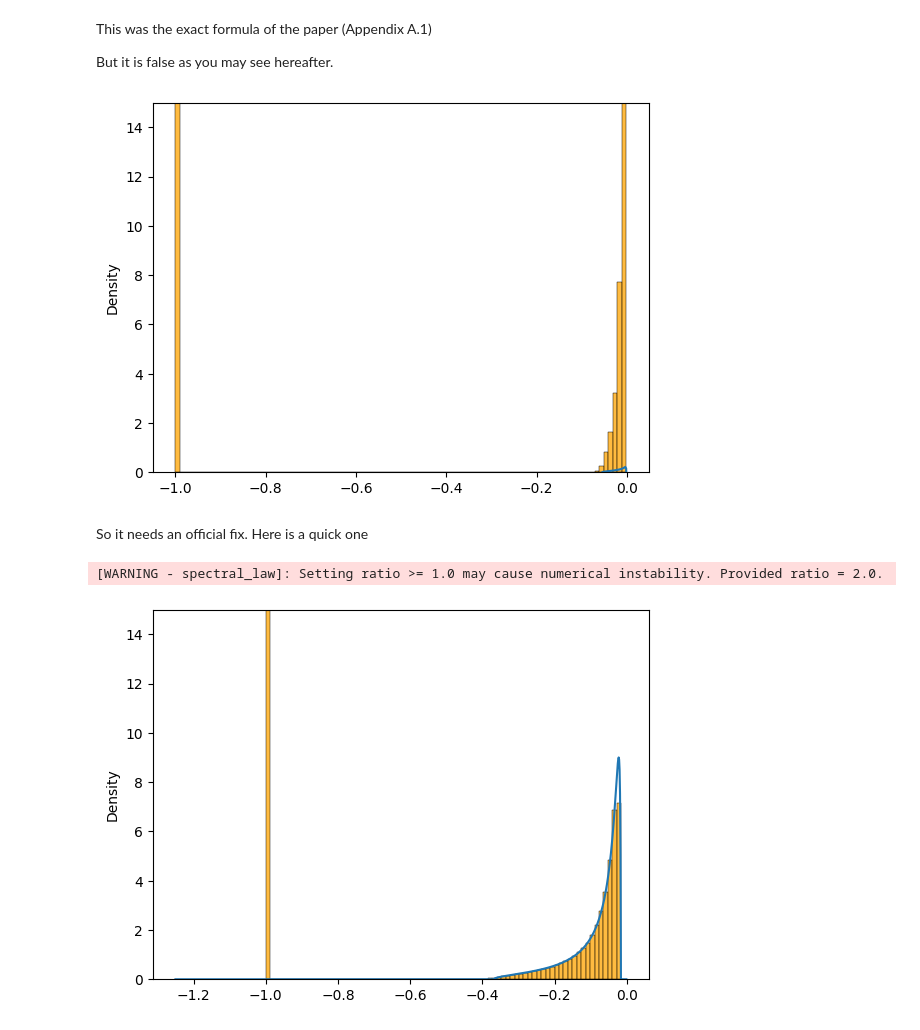
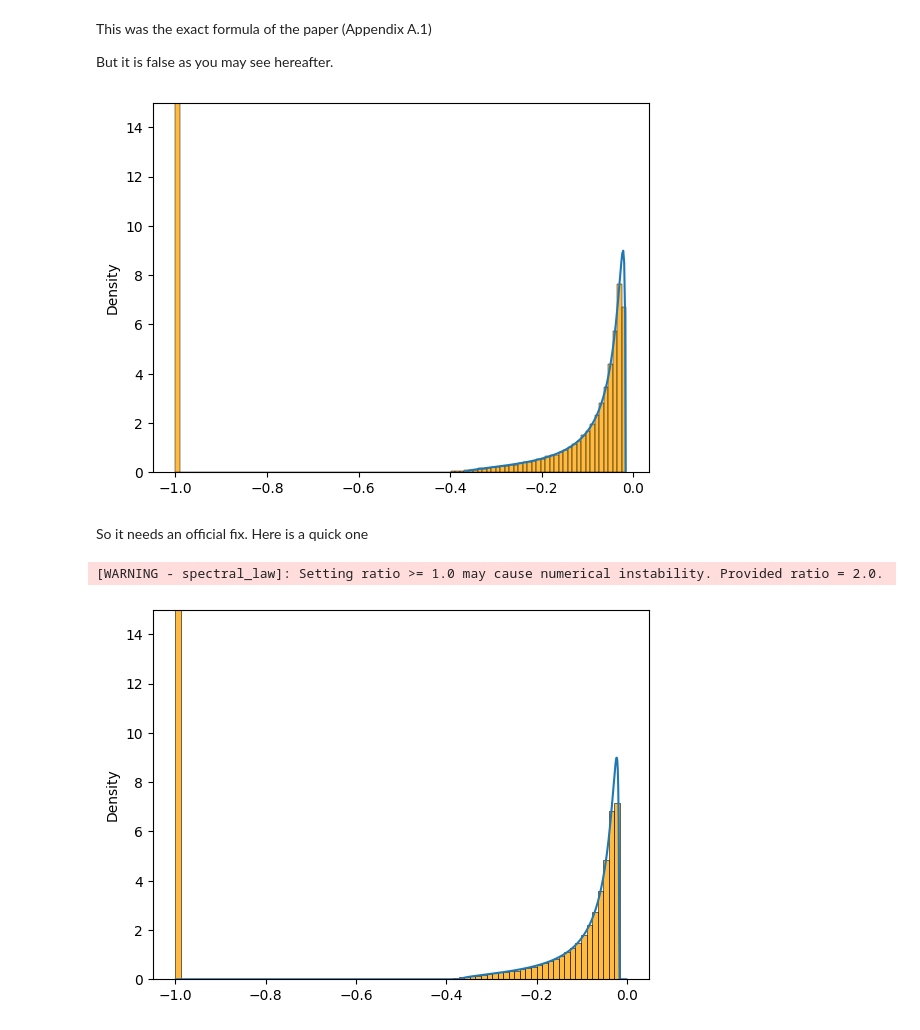
Before and after one commit to adam-elbernoussi/geometry-diffusion-model, a Jupyter notebook: first.ipynb, the cells around one changed output. Cells and saved outputs as stored; diff of their text form; code cells hidden in the pictures.

```diff
--- a/first.ipynb
+++ b/first.ipynb
@@ -155,7 +155,7 @@ sigma = 1
 dim_latent = 50
 dim_ambiant = 100
 
-t = 0.01
+t = 0.1
 
 n = 1000
 
@@ -171,19 +171,23 @@ for _ in range(n):
 def rho(r, t, dim_ambiant, dim_latent):
     alpha_m = dim_latent / dim_ambiant
 
-    r_plus = -t / ( (1 + 1/np.sqrt(alpha_m))**2 + t )
-    r_minus = -t / ( (1 - 1/np.sqrt(alpha_m))**2 + t )
+    lambda_plus = (1 + 1/np.sqrt(alpha_m))**2
+    lambda_minus = (1 - 1/np.sqrt(alpha_m))**2
+
+    r_plus = -t / (lambda_plus + t)
+    r_minus = -t / (lambda_minus + t)
 
     r_valid = (r > r_minus) & (r < r_plus)
     r = r[r_valid]
     r = np.concatenate((np.array([r_minus]), r, np.array([r_plus])))
 
-    density = - (alpha_m / (2 * np.pi)) * (1 / (r * (1 + r))) * np.sqrt((r_plus - r) * (r - r_minus))
+    density = - (alpha_m / (2 * np.pi)) * (1 / (r * (1 + r))) * \
+        np.sqrt((lambda_plus - (-t - (t / r))) * ((-t - (t / r)) - lambda_minus))
 
-    return density, r, r_plus, r_minus
+    return density, r
 # %%
 x = np.linspace(-2, 0, 1000)
-y, x_valid, r_plus, r_minus = rho(x, t=t, dim_ambiant=dim_ambiant, dim_latent=dim_latent)
+y, x_valid = rho(x, t=t, dim_ambiant=dim_ambiant, dim_latent=dim_latent)
 plt.plot(x_valid, y)
 sns.histplot(ev, stat="density", bins=100, color='orange')
 # ev[ev < -0.999] = 0
@@ -193,7 +197,7 @@ sns.histplot(ev, stat="density", bins=100, color='orange')
 plt.ylim((0, 15))
 plt.show()
 # %% [output]
-[figure, old version]
+[figure, new version]
 # %% [markdown]
 So it needs an official fix. Here is a quick one
 # %%
@@ -212,34 +216,36 @@ for _ in range(n):
         (1/t) * F @ np.linalg.inv(np.eye(dim_latent) + (1/t) * F.T @ F ) @ F.T
         - np.eye(dim_ambiant)
     )
     ev = np.concatenate((ev, np.linalg.eigvals(J_t).real))
 
 
 def rho(r, t, dim_ambiant, dim_latent):
     alpha_m = dim_latent / dim_ambiant
 
     r_plus = -t / ( (1 + 1/np.sqrt(alpha_m))**2 + t )
     r_minus = -t / ( (1 - 1/np.sqrt(alpha_m))**2 + t )
 
     r_valid = (r > r_minus) & (r < r_plus)
     r = r[r_valid]
     r = np.concatenate((np.array([r_minus]), r, np.array([r_plus])))
 
-    density = np.sqrt((r_plus - r) * (r - r_minus))
+    density = - (alpha_m / (2 * np.pi)) * (1 / (r * (1 + r))) * np.sqrt(((1 + 1/np.sqrt(alpha_m))**2 - (-t - (t / r))) * ((-t - (t / r)) - (1 - 1/np.sqrt(alpha_m))**2))
 
-    return density, r, r_plus, r_minus
+    return density, r
 
-x = np.linspace(-1.25, 0, 1000)
+x = np.linspace(-1, 0, 1000)
 MP = MarchenkoPasturDistribution(ratio=dim_ambiant/dim_latent)
 y = (t / (x ** 2)) * MP._pdf(-t - (t / x))
+#y_2, x_2= rho(x, t=t, dim_ambiant=dim_ambiant, dim_latent=dim_latent)
+
 
 plt.plot(x, y)
 sns.histplot(ev, stat="density", bins=80, color='orange')
 # sns.histplot(ev[ev > -0.999], stat="density", bins=80, color='orange')
 # plt.hist(ev, density=True, bins=50, color='orange')
 # plt.xlim((-1.25, 0.25))
 plt.ylim((0, 15))
 plt.show()
 # %% [output]
 [WARNING - spectral_law]: Setting ratio >= 1.0 may cause numerical instability. Provided ratio = 2.0.
-[figure, old version]
+[figure, new version]
```
Also changed, not shown: parts of 5 cells of this notebook, 9 other files.
